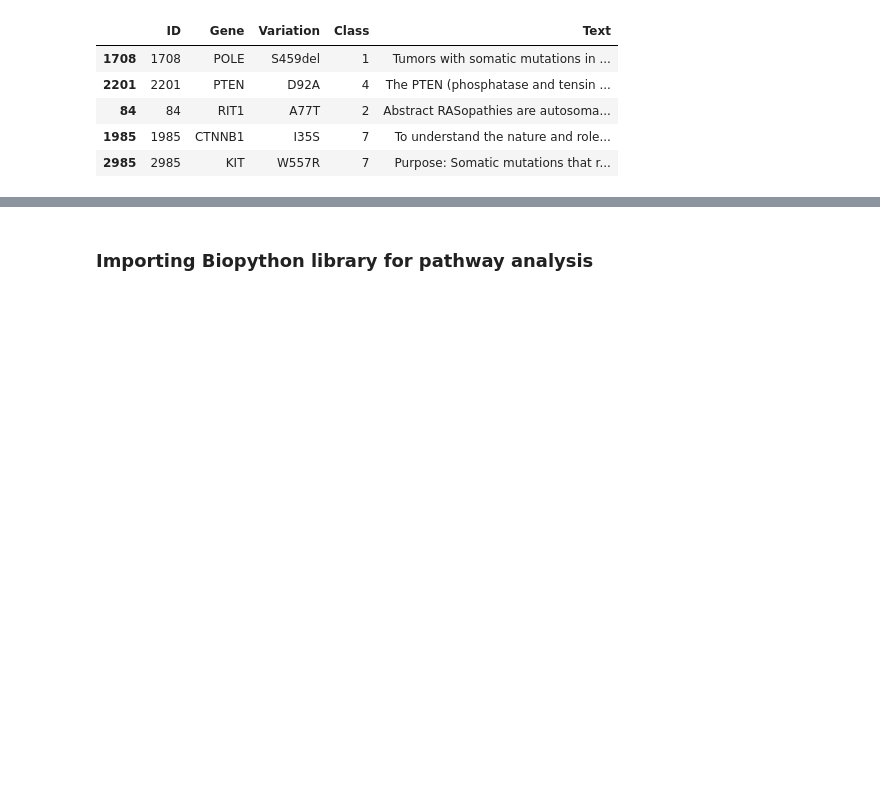
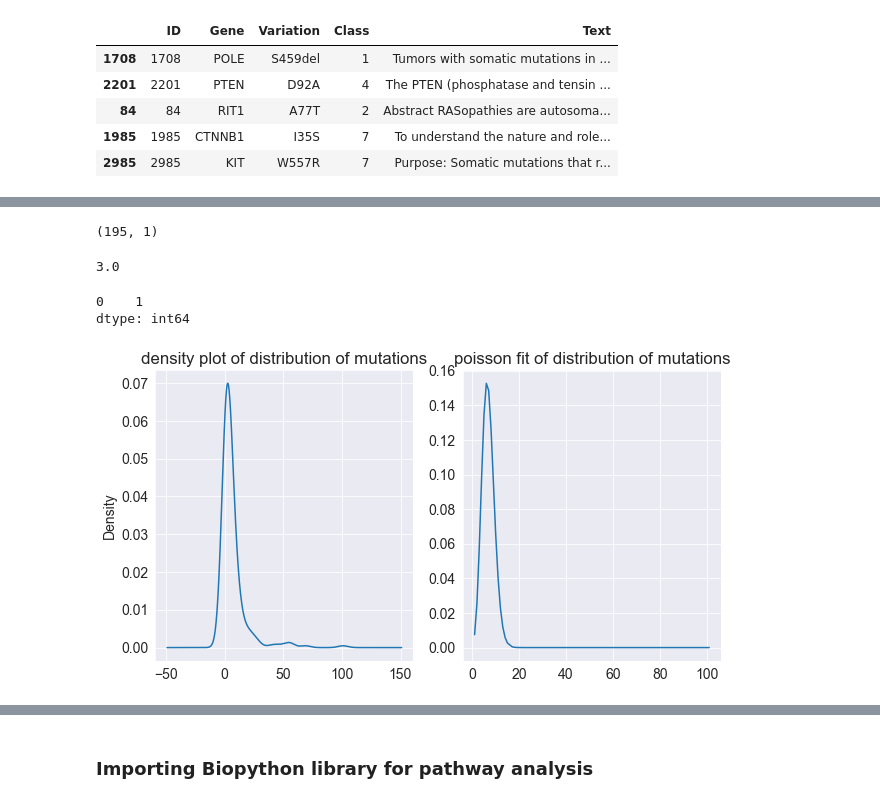
Before and after one commit to me-nobody/jovian-ml-project, a Jupyter notebook: jovian-ml-project-030122.ipynb, the cells around one changed output, grey strips where cells are left out. Saved outputs shown, nothing was run; the diff lists cells and outputs as text; code cells hidden in the pictures; blank space fills up the shorter version.

```diff
--- a/jovian-ml-project-030122.ipynb
+++ b/jovian-ml-project-030122.ipynb
@@ -139,0 +143,13 @@ Name: Variation, dtype: int64
+# %%
+mutation_pattern.shape
+# %% [output]
+(195, 1)
+# %%
+mutation_pattern['Variation'].median()
+# %% [output]
+3.0
+# %%
+mutation_pattern['Variation'].mode()
+# %% [output]
+0    1
+dtype: int64
@@ -140,2 +162,20 @@ Name: Variation, dtype: int64
+# %%
+lamb=mutation_pattern['Variation'].mean()
+# %%
+k=mutation_pattern['Variation'].to_numpy()
+# %%
+k=np.sort(k)
+# %%
+y=poisson(k,lamb)
+# %%
+plt.subplot(1,2,1)
+mutation_pattern['Variation'].plot.density();
+plt.title("density plot of distribution of mutations")
+plt.subplot(1,2,2)
+plt.plot(k,y);
+plt.title("poisson fit of distribution of mutations")
+plt.tight_layout()
+# %% [output]
+[figure, added]
 # %%
 mutated_genes=train_df['Gene'].to_list()
```
Also changed, not shown: parts of 15 cells of this notebook, 1 other file.
